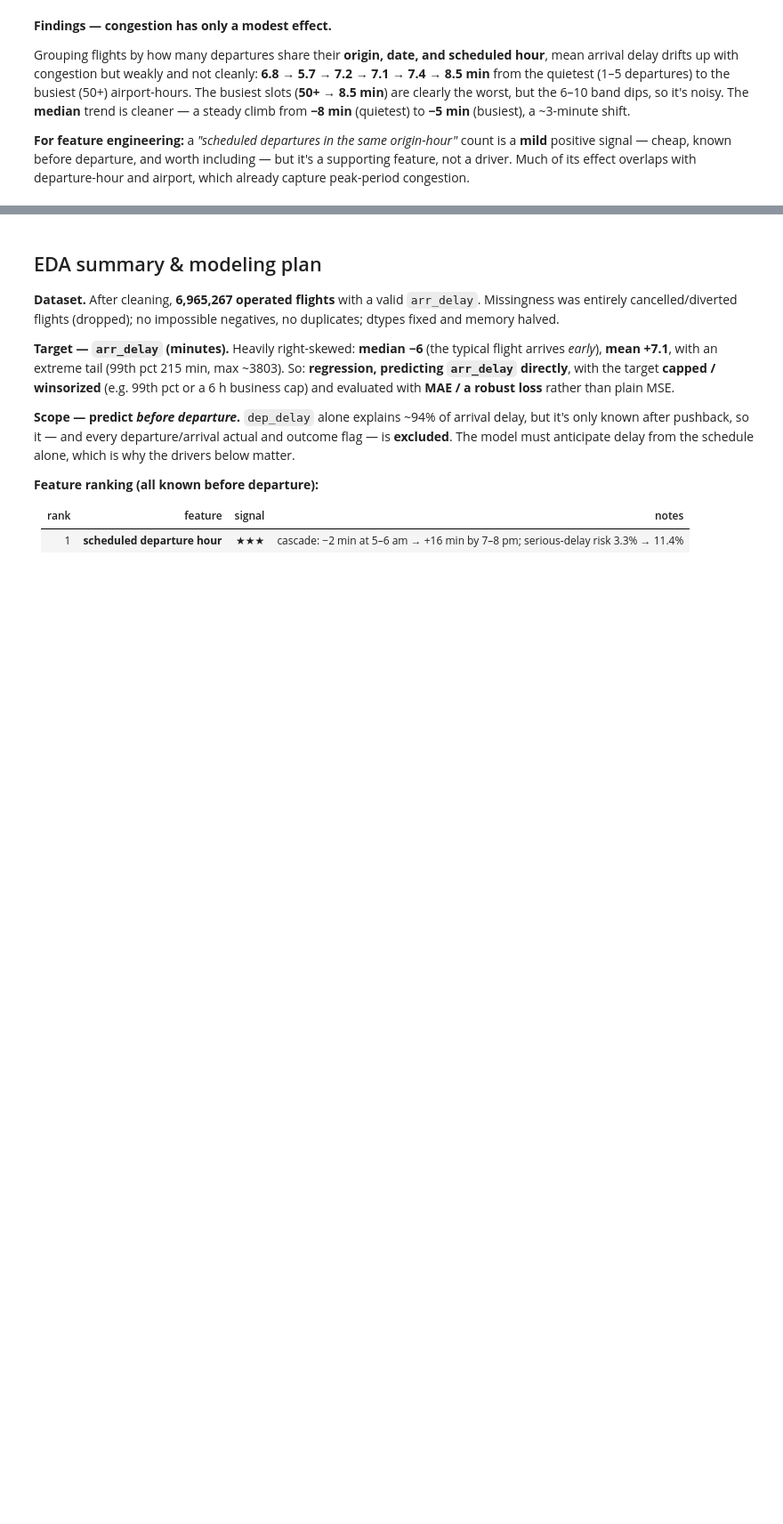
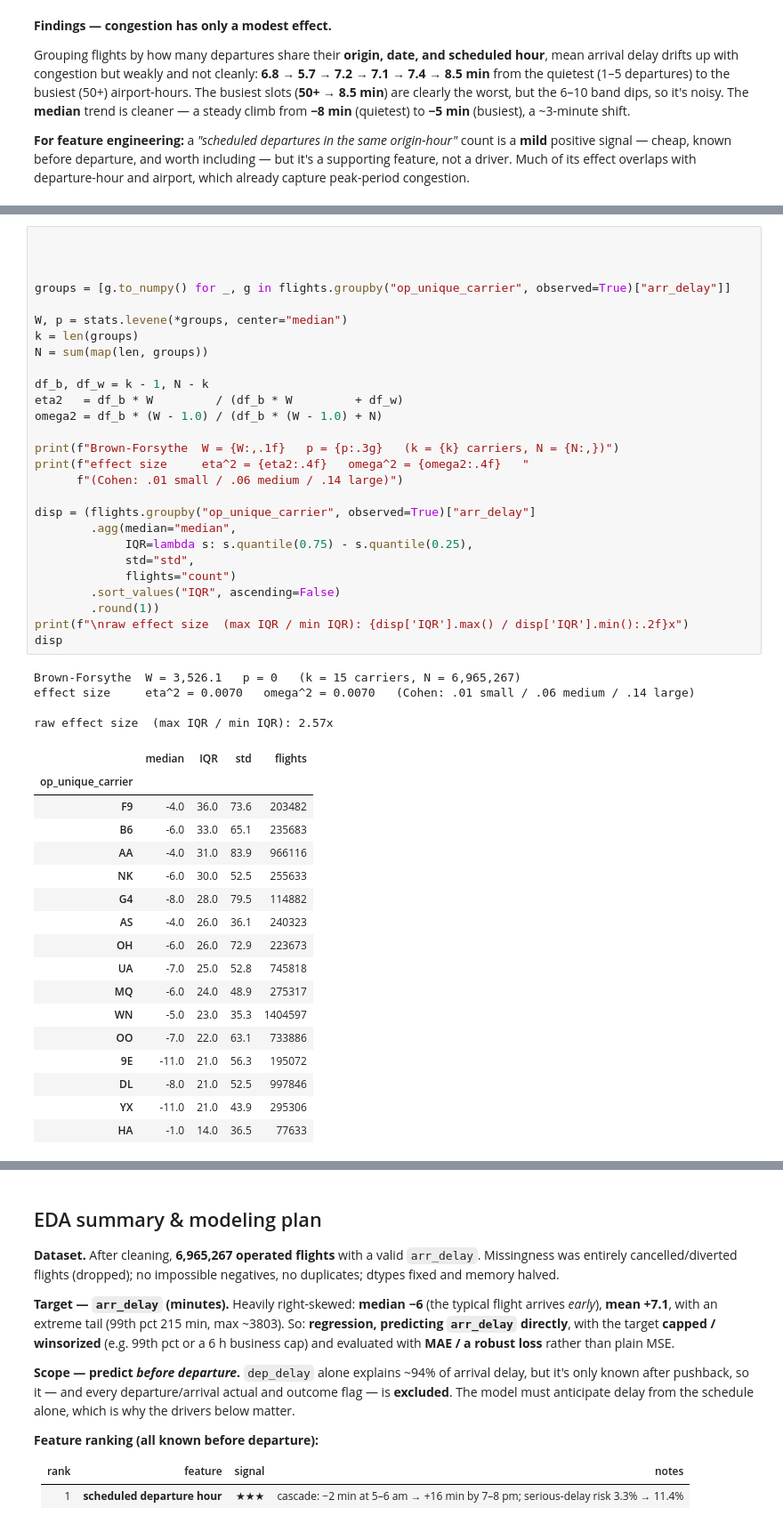
Before and after one commit to AdelinChaushev/Flight-Delay, a Jupyter notebook: notebooks/Eda.ipynb, the cells around one changed output, grey strips where cells are left out. Shown at 89% size. Saved outputs shown, nothing was run; the diff lists cells and outputs as text; blank space fills up the shorter version.

```diff
--- a/notebooks/Eda.ipynb
+++ b/notebooks/Eda.ipynb
@@ -664,0 +695,49 @@ Grouping flights by how many departures share their **origin, date, and schedule
+# %%
+
+
+
+groups = [g.to_numpy() for _, g in flights.groupby("op_unique_carrier", observed=True)["arr_delay"]]
+
+W, p = stats.levene(*groups, center="median")
+k = len(groups)
+N = sum(map(len, groups))
+
+df_b, df_w = k - 1, N - k
+eta2   = df_b * W         / (df_b * W         + df_w)
+omega2 = df_b * (W - 1.0) / (df_b * (W - 1.0) + N)
+
+print(f"Brown-Forsythe  W = {W:,.1f}   p = {p:.3g}   (k = {k} carriers, N = {N:,})")
+print(f"effect size     eta^2 = {eta2:.4f}   omega^2 = {omega2:.4f}   "
+      f"(Cohen: .01 small / .06 medium / .14 large)")
+
+disp = (flights.groupby("op_unique_carrier", observed=True)["arr_delay"]
+        .agg(median="median",
+             IQR=lambda s: s.quantile(0.75) - s.quantile(0.25),
+             std="std",
+             flights="count")
+        .sort_values("IQR", ascending=False)
+        .round(1))
+print(f"\nraw effect size  (max IQR / min IQR): {disp['IQR'].max() / disp['IQR'].min():.2f}x")
+disp
+# %% [output]
+Brown-Forsythe  W = 3,526.1   p = 0   (k = 15 carriers, N = 6,965,267)
+effect size     eta^2 = 0.0070   omega^2 = 0.0070   (Cohen: .01 small / .06 medium / .14 large)
+
+raw effect size  (max IQR / min IQR): 2.57x
+|  | median | IQR | std | flights |
+| op_unique_carrier |  |  |  |  |
+| F9 | -4.0 | 36.0 | 73.6 | 203482 |
+| B6 | -6.0 | 33.0 | 65.1 | 235683 |
+| AA | -4.0 | 31.0 | 83.9 | 966116 |
+| NK | -6.0 | 30.0 | 52.5 | 255633 |
+| G4 | -8.0 | 28.0 | 79.5 | 114882 |
+| AS | -4.0 | 26.0 | 36.1 | 240323 |
+| OH | -6.0 | 26.0 | 72.9 | 223673 |
+| UA | -7.0 | 25.0 | 52.8 | 745818 |
+| MQ | -6.0 | 24.0 | 48.9 | 275317 |
+| WN | -5.0 | 23.0 | 35.3 | 1404597 |
+| OO | -7.0 | 22.0 | 63.1 | 733886 |
+| 9E | -11.0 | 21.0 | 56.3 | 195072 |
+| DL | -8.0 | 21.0 | 52.5 | 997846 |
+| YX | -11.0 | 21.0 | 43.9 | 295306 |
+| HA | -1.0 | 14.0 | 36.5 | 77633 |
```
Also changed, not shown: parts of 4 cells of this notebook, 3 other files.
